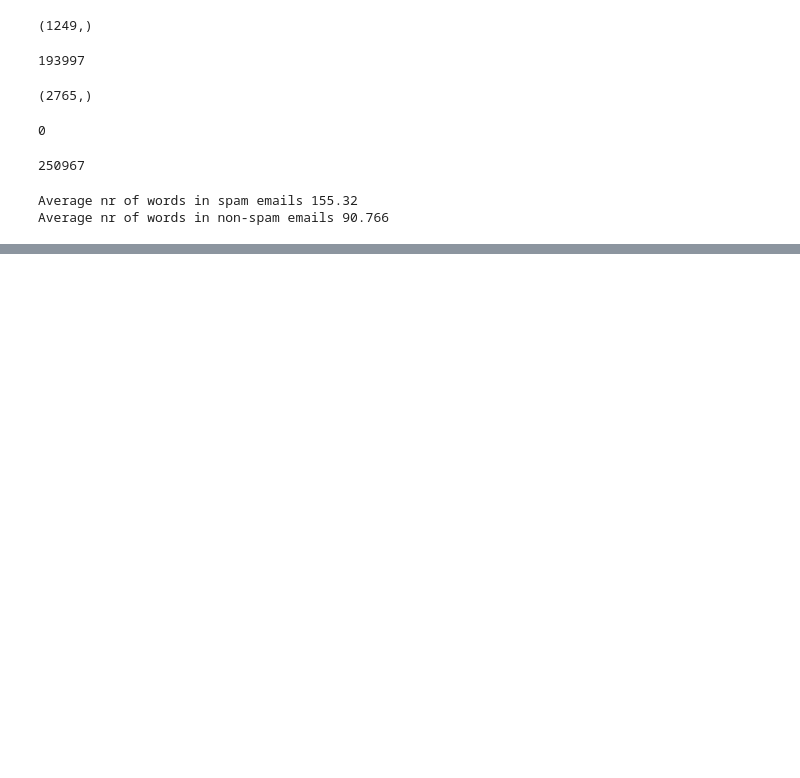
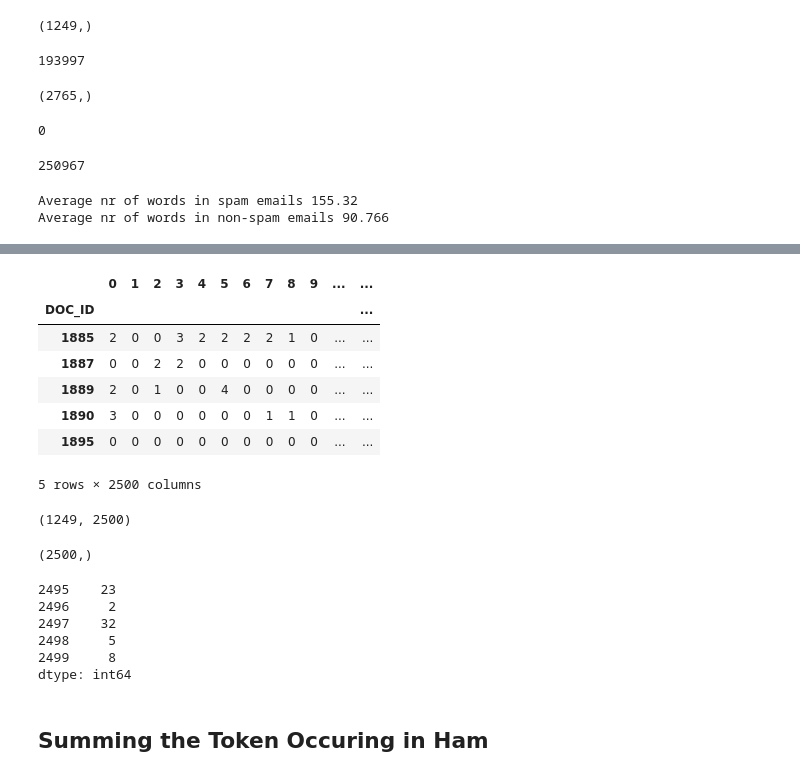
Before and after one commit to syedfaiqueali/Data-Science-And-Machine-Learning-Bootcamp, a Jupyter notebook: 5. Train a Naive Bayes Classifier to Create a Spam Filter (Part 2)/01. Bayes Classifier -Training.ipynb, the cells around one changed output, grey strips where cells are left out. Saved outputs shown, nothing was run; the diff lists cells and outputs as text; code cells hidden in the pictures; blank space fills up the shorter version.

Commit message:
Summing the tokens across the spam and ham emails

```diff
--- a/5. Train a Naive Bayes Classifier to Create a Spam Filter (Part 2)/01. Bayes Classifier -Training.ipynb
+++ b/5. Train a Naive Bayes Classifier to Create a Spam Filter (Part 2)/01. Bayes Classifier -Training.ipynb
@@ -241,0 +248,4 @@ Average nr of words in non-spam emails 90.766
+# %%
+#
+train_spam_tokens = full_train_features.loc[full_train_data.CATEGORY == 1]
+train_spam_tokens.head()
@@ -241,0 +261,31 @@ Average nr of words in non-spam emails 90.766
+# %%
+train_spam_tokens.tail()
+# %% [output]
+|  | 0 | 1 | 2 | 3 | 4 | 5 | 6 | 7 | 8 | 9 | ... | ... |
+| DOC_ID |  |  |  |  |  |  |  |  |  |  |  | ... |
+| 1885 | 2 | 0 | 0 | 3 | 2 | 2 | 2 | 2 | 1 | 0 | ... | ... |
+| 1887 | 0 | 0 | 2 | 2 | 0 | 0 | 0 | 0 | 0 | 0 | ... | ... |
+| 1889 | 2 | 0 | 1 | 0 | 0 | 4 | 0 | 0 | 0 | 0 | ... | ... |
+| 1890 | 3 | 0 | 0 | 0 | 0 | 0 | 0 | 1 | 1 | 0 | ... | ... |
+| 1895 | 0 | 0 | 0 | 0 | 0 | 0 | 0 | 0 | 0 | 0 | ... | ... |
+5 rows × 2500 columns
+# %%
+train_spam_tokens.shape
+# %% [output]
+(1249, 2500)
+# %%
+summed_spam_tokens = train_spam_tokens.sum(axis=0) + 1 #Add 1; Laplace Estimation
+summed_spam_tokens.shape
+# %% [output]
+(2500,)
+# %%
+summed_spam_tokens.tail()
+# %% [output]
+2495    23
+2496     2
+2497    32
+2498     5
+2499     8
+dtype: int64
+# %% [markdown]
+## Summing the Token Occuring in Ham
```
Also changed, not shown: parts of 6 cells of this notebook.
